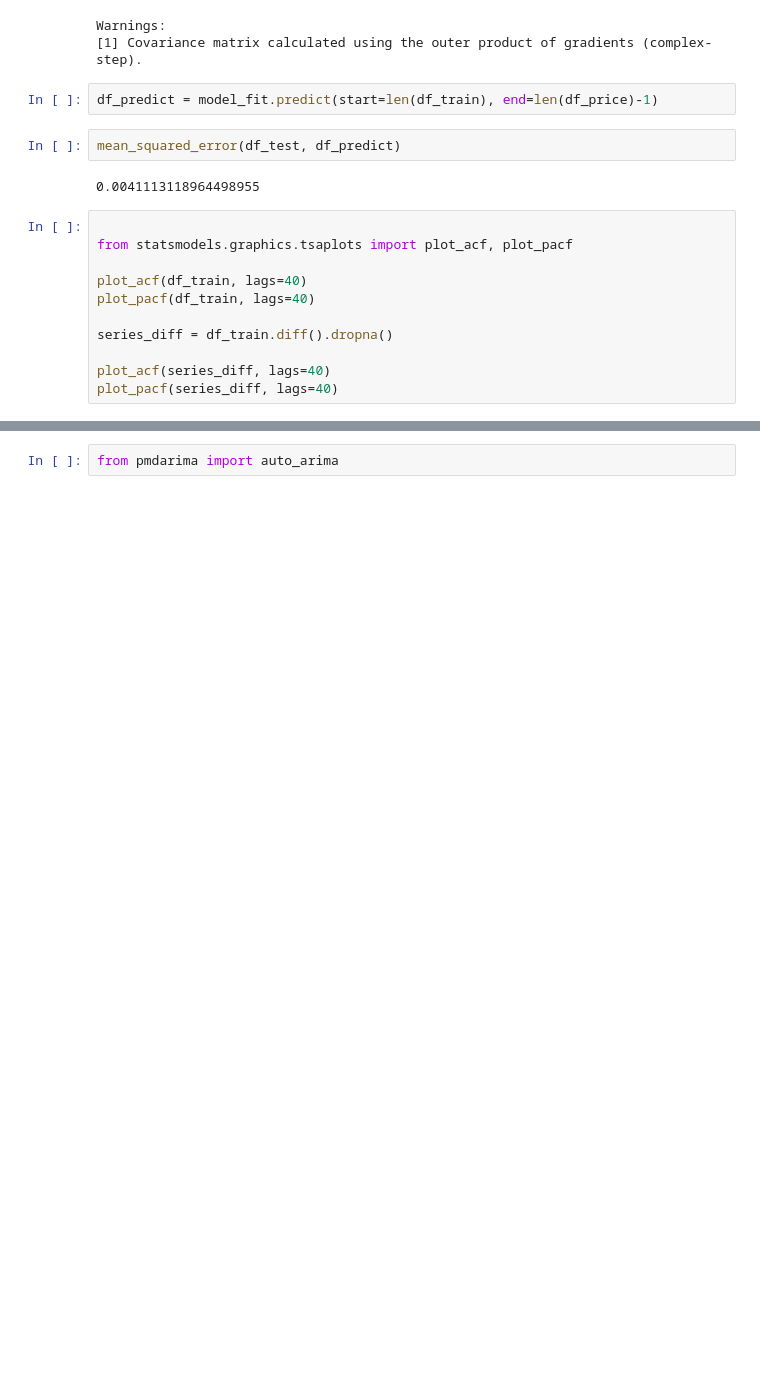
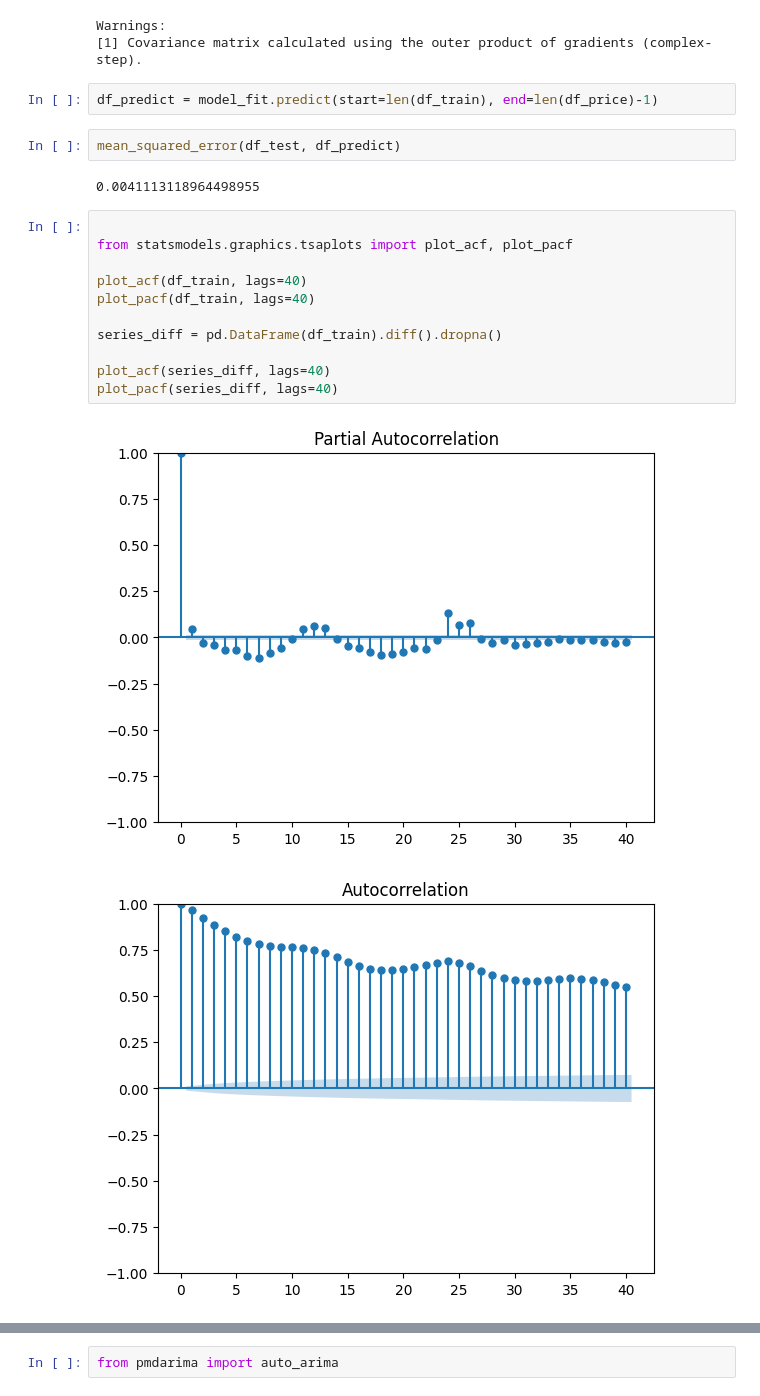
Before and after one commit to clerisy47/VoltVision, a Jupyter notebook: notebooks/price_forecasting.ipynb, the cells around one changed output, grey strips where cells are left out. Saved outputs shown, nothing was run; the diff lists cells and outputs as text; blank space fills up the shorter version.

Commit message:
add model training and evaluation

```diff
--- a/notebooks/price_forecasting.ipynb
+++ b/notebooks/price_forecasting.ipynb
@@ -411,11 +411,14 @@ mean_squared_error(df_test, df_predict)
 # %%
 
 from statsmodels.graphics.tsaplots import plot_acf, plot_pacf
 
 plot_acf(df_train, lags=40)
 plot_pacf(df_train, lags=40)
 
-series_diff = df_train.diff().dropna()
+series_diff = pd.DataFrame(df_train).diff().dropna()
 
 plot_acf(series_diff, lags=40)
 plot_pacf(series_diff, lags=40)
+# %% [output]
+[figure, added]
+[figure, added]
```
Also changed, not shown: parts of 11 cells of this notebook.
